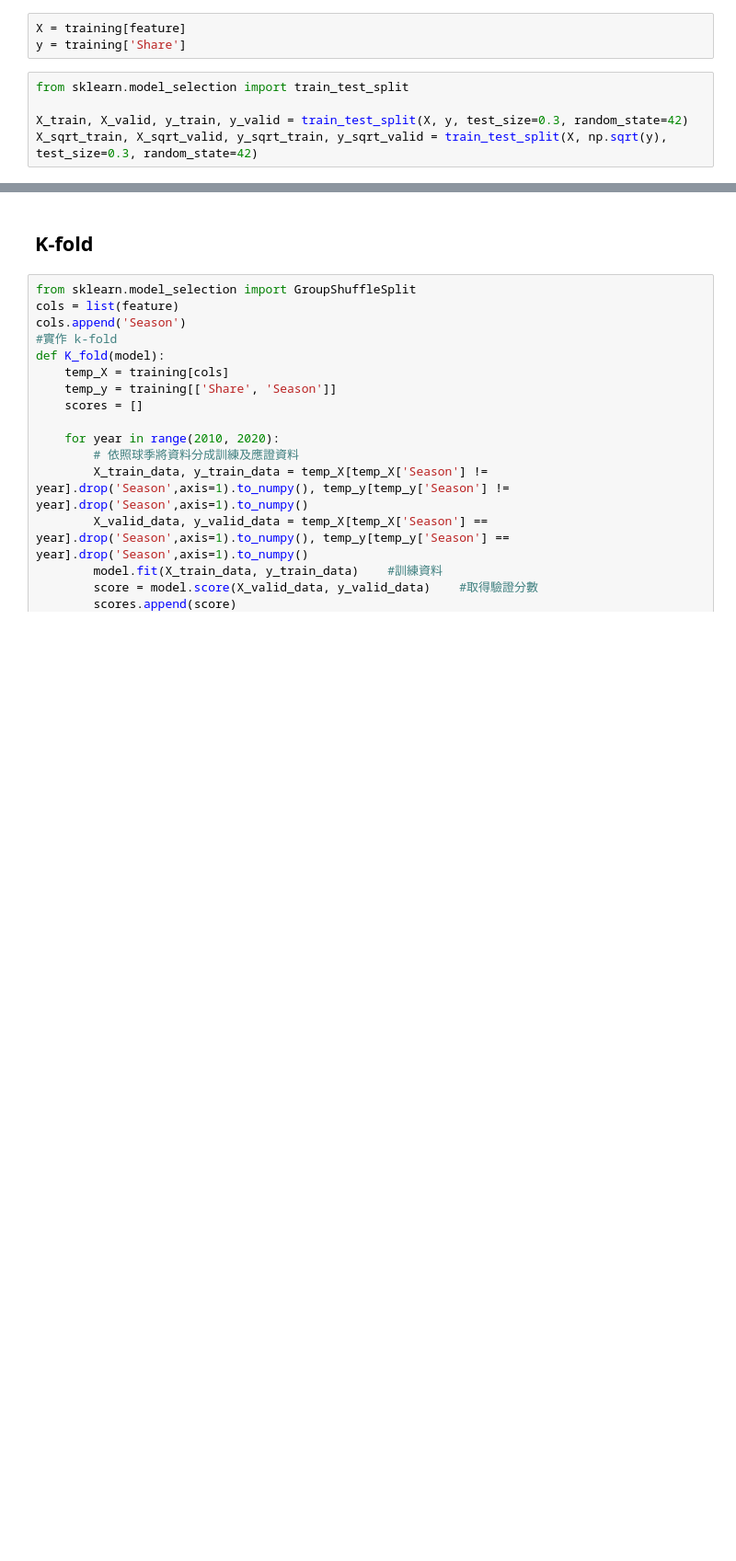
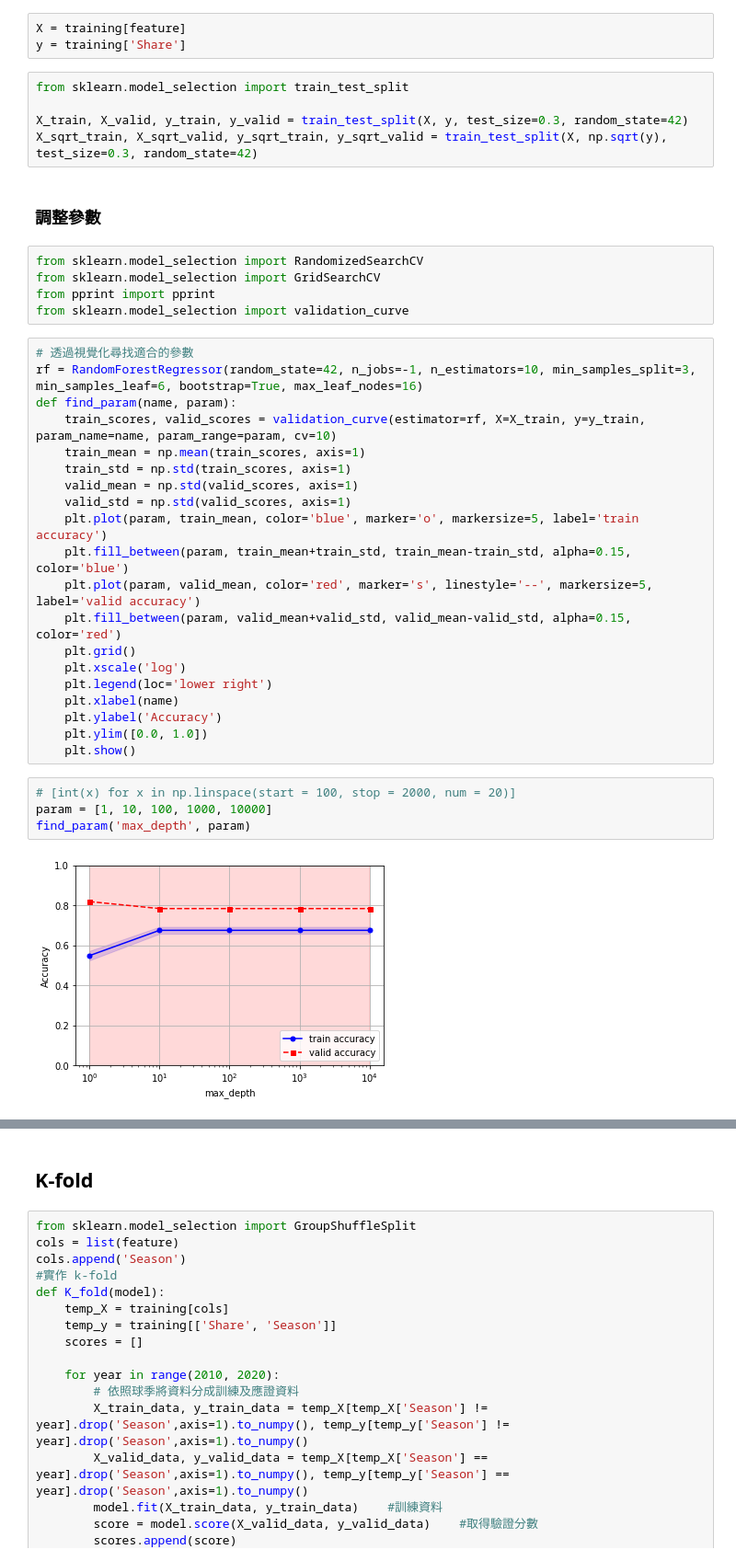
Before and after one commit to finish331/NBS, a Jupyter notebook: python/Machine Learning/MVP_predict.ipynb, the cells around one changed output, grey strips where cells are left out. Shown: that part at 92% size. Cells and saved outputs as stored; diff of their text form; blank space fills up the shorter version.

```diff
--- a/python/Machine Learning/MVP_predict.ipynb
+++ b/python/Machine Learning/MVP_predict.ipynb
@@ -140,3 +140,36 @@ from sklearn.model_selection import train_test_split
 
 X_train, X_valid, y_train, y_valid = train_test_split(X, y, test_size=0.3, random_state=42)
 X_sqrt_train, X_sqrt_valid, y_sqrt_train, y_sqrt_valid = train_test_split(X, np.sqrt(y), test_size=0.3, random_state=42)
+# %% [markdown]
+### 調整參數
+# %%
+from sklearn.model_selection import RandomizedSearchCV
+from sklearn.model_selection import GridSearchCV
+from pprint import pprint
+from sklearn.model_selection import validation_curve
+# %%
+# 透過視覺化尋找適合的參數
+rf = RandomForestRegressor(random_state=42, n_jobs=-1, n_estimators=10, min_samples_split=3, min_samples_leaf=6, bootstrap=True, max_leaf_nodes=16)
+def find_param(name, param):
+    train_scores, valid_scores = validation_curve(estimator=rf, X=X_train, y=y_train, param_name=name, param_range=param, cv=10)
+    train_mean = np.mean(train_scores, axis=1)
+    train_std = np.std(train_scores, axis=1)
+    valid_mean = np.std(valid_scores, axis=1)
+    valid_std = np.std(valid_scores, axis=1)
+    plt.plot(param, train_mean, color='blue', marker='o', markersize=5, label='train accuracy')
+    plt.fill_between(param, train_mean+train_std, train_mean-train_std, alpha=0.15, color='blue')
+    plt.plot(param, valid_mean, color='red', marker='s', linestyle='--', markersize=5, label='valid accuracy')
+    plt.fill_between(param, valid_mean+valid_std, valid_mean-valid_std, alpha=0.15, color='red')
+    plt.grid()
+    plt.xscale('log')
+    plt.legend(loc='lower right')
+    plt.xlabel(name)
+    plt.ylabel('Accuracy')
+    plt.ylim([0.0, 1.0])
+    plt.show()
+# %%
+# [int(x) for x in np.linspace(start = 100, stop = 2000, num = 20)]
+param = [1, 10, 100, 1000, 10000]
+find_param('max_depth', param)
+# %% [output]
+[figure, added]
```
Also changed, not shown: parts of 11 cells of this notebook.
